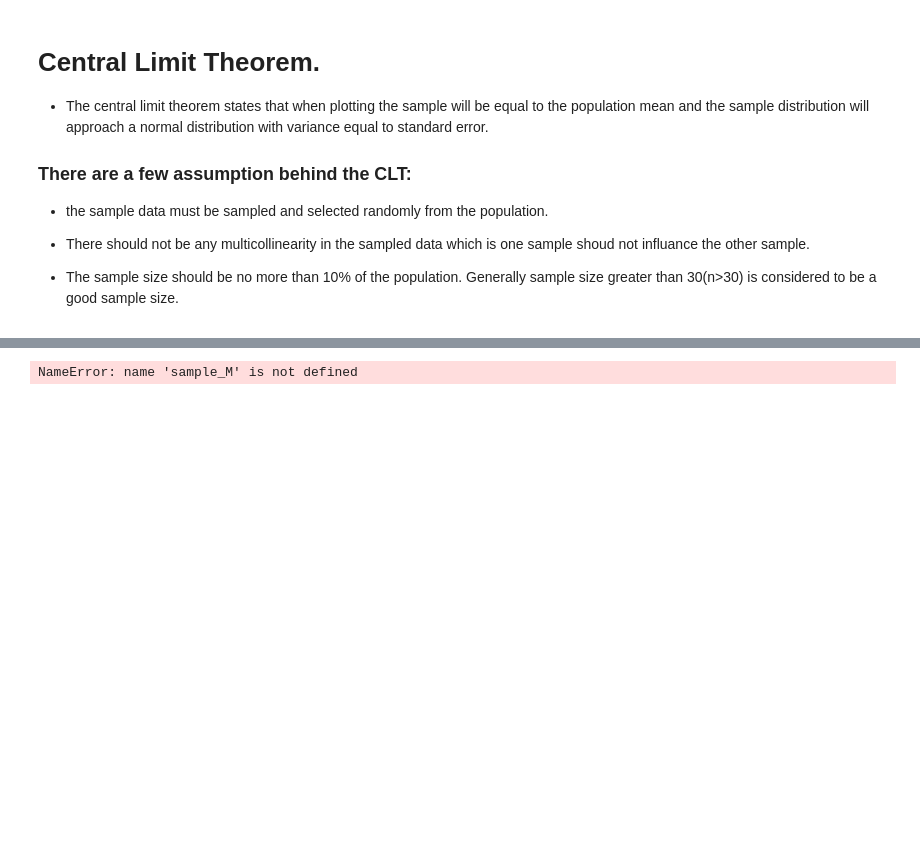
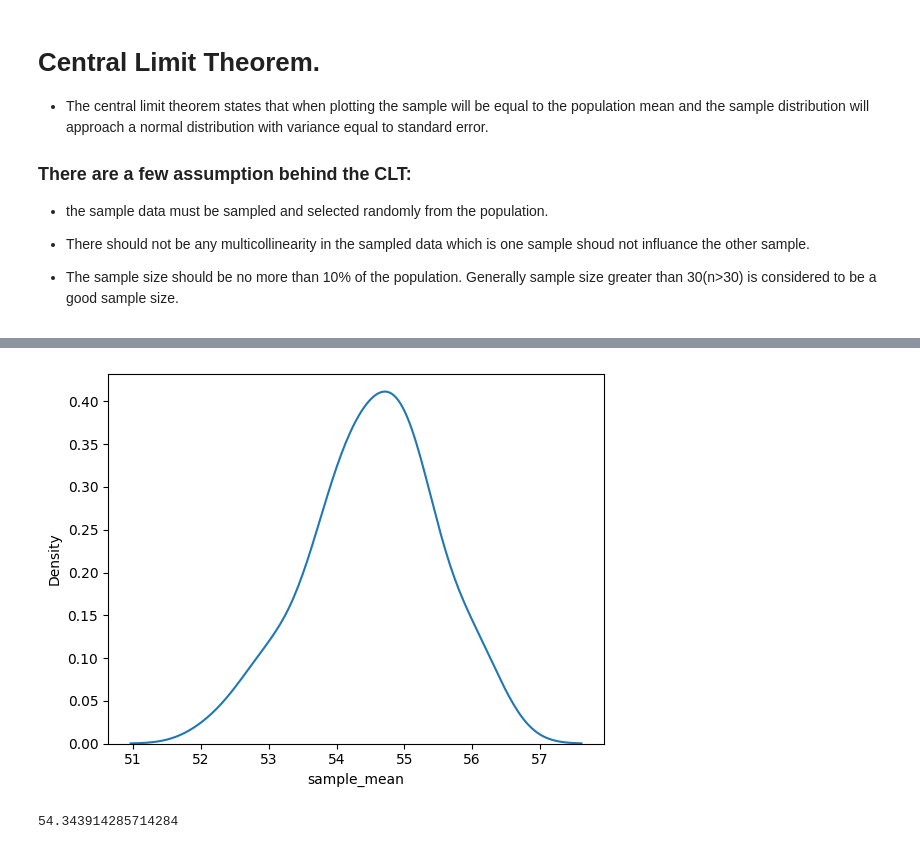
Before and after one commit to saurabh2527/pythonfromstarting, a Jupyter notebook: Data_science/Central_Limit_Theorem.ipynb, the cells around one changed output, grey strips where cells are left out. Drawn from its saved outputs; the diff is of its cells as text; code cells hidden in the pictures; blank space fills up the shorter version.

```diff
--- a/Data_science/Central_Limit_Theorem.ipynb
+++ b/Data_science/Central_Limit_Theorem.ipynb
@@ -40,16 +45,20 @@ plt.show()
 # %%
 sam_mean = []
-for no_sample in range(10000):
-    sample_data =[]
+for no_sample in range(70):
+    sample_data = []
     for i in range(500):
-        np.random.choice(pop_data)
         sample_data.append(np.random.choice(pop_data))
 
-    sam_mean.append(np.mean(sample_data))
+sam_mean.append( np.mean(sample_data))
 # %%
 sample_M = pd.DataFrame({'sample_mean': sam_mean})
 # %%
-sns.kdeplot(x='sample_mean',data=sample_mean)
+# Normal distribution graph
+sns.kdeplot(x = 'sample_mean',data = sample_M)
 plt.show()
 # %% [output]
-NameError: name 'sample_M' is not defined
+[figure, added]
+# %%
+np.mean(sample_M)
+# %% [output]
+54.343914285714284
```
Also changed, not shown: parts of 3 cells of this notebook, 1 other file.
